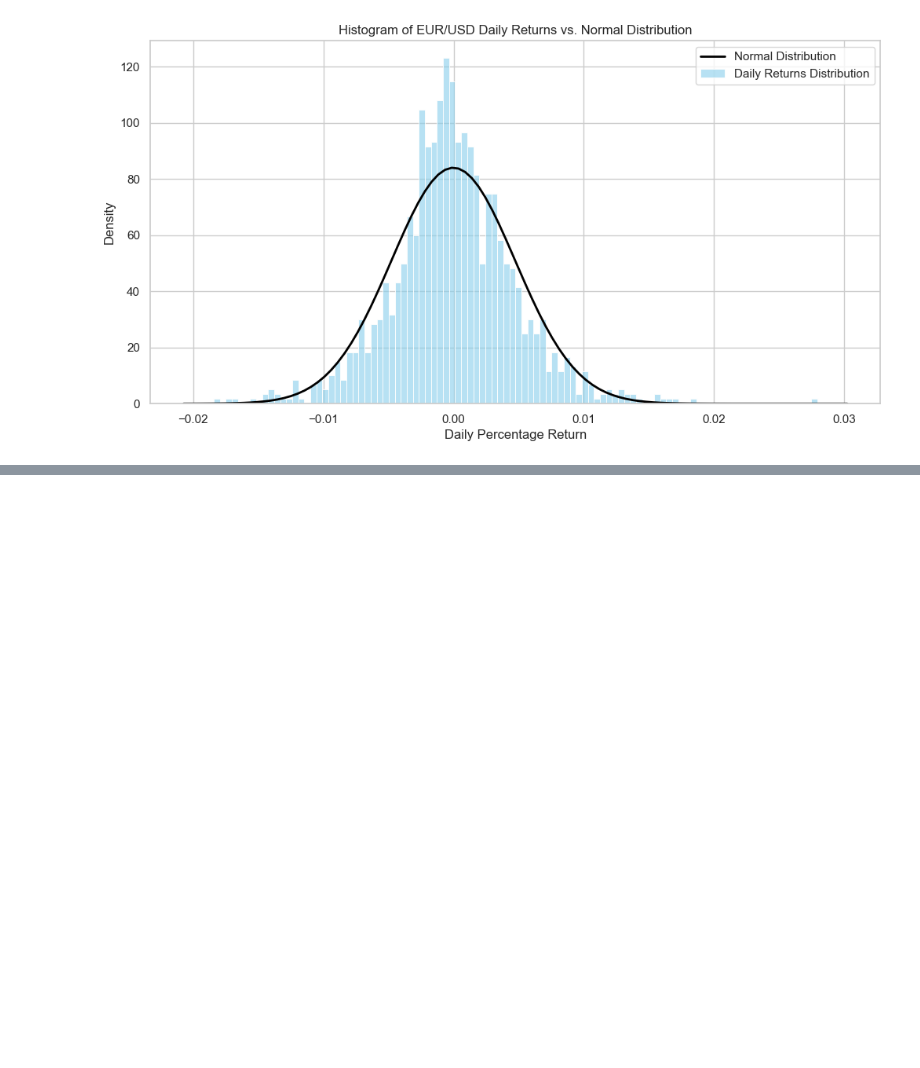
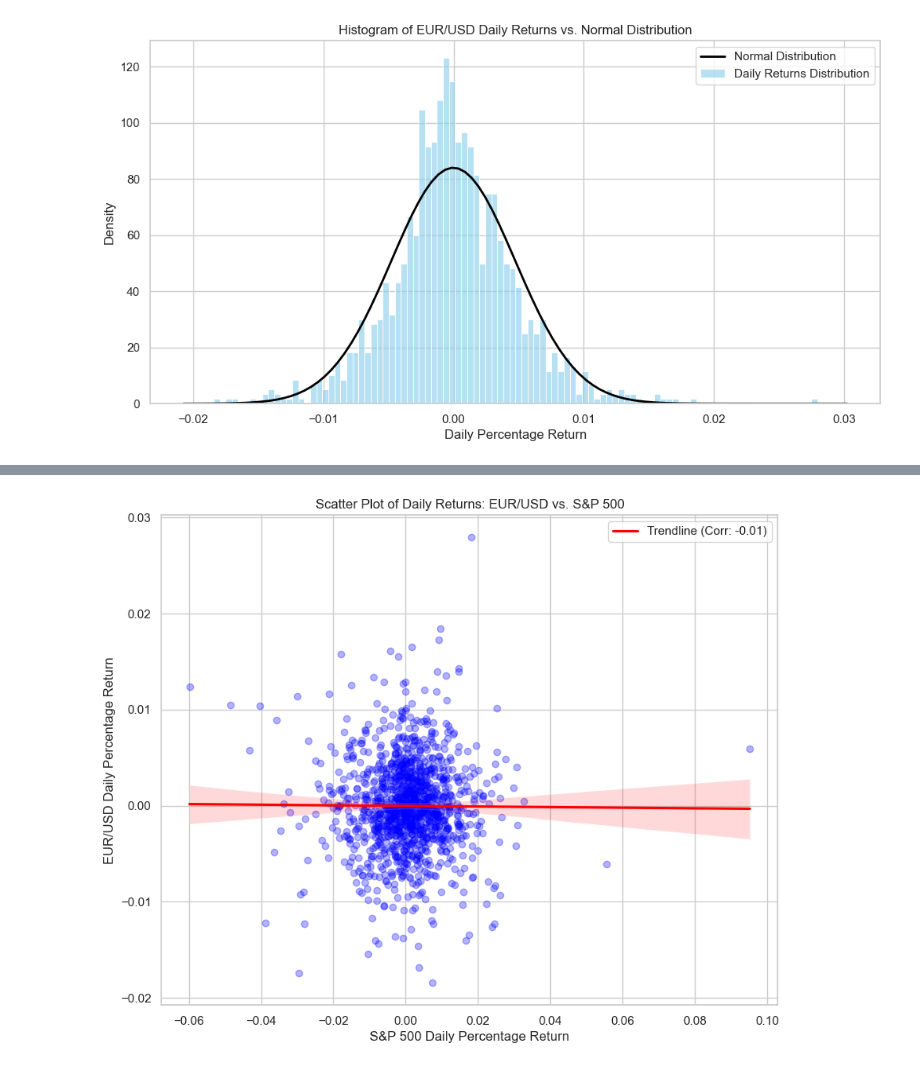
Before and after one commit to velizarMitov/EURUSDProphet, a Jupyter notebook: sample.ipynb, the cells around one changed output, grey strips where cells are left out. Drawn from its saved outputs; the diff is of its cells as text; code cells hidden in the pictures; blank space fills up the shorter version.

Commit message:
Adding Covariace and Correlation with S&P 500 data (same 5 year)

```diff
--- a/sample.ipynb
+++ b/sample.ipynb
@@ -121,0 +125,27 @@ The calculated excess kurtosis is **{kurt:.4f}**.
+# %%
+# 1. Download S&P 500 Data and Calculate Returns
+sp500_ticker = "^GSPC"
+sp500_data = yf.download(sp500_ticker, start=start_date, end=end_date)
+sp500_data['Daily_Return'] = sp500_data['Close'].pct_change()
+
+# Combine the returns into a single DataFrame
+combined_returns = pd.DataFrame({
+    'EURUSD_Return': returns,
+    'SP500_Return': sp500_data['Daily_Return']
+}).dropna()
+
+print("Combined Returns Data:")
+print(combined_returns.head())
+
+# 2. Calculate Covariance and Correlation
+covariance_matrix = combined_returns.cov()
+correlation_matrix = combined_returns.corr(method='pearson')
+
+print("\n--- Covariance Matrix ---")
+print(covariance_matrix)
+print("\n--- Pearson's Correlation Matrix ---")
+print(correlation_matrix)
+
+# Extract the specific correlation value
+correlation_coefficient = correlation_matrix.iloc[0, 1]
+print(f"\nPearson's Correlation Coefficient between EUR/USD and S&P 500: {correlation_coefficient:.4f}")
@@ -121,0 +174,16 @@ The calculated excess kurtosis is **{kurt:.4f}**.
+# %%
+ w# 3. Create a Scatter Plot to Visualize the Relationship
+plt.figure(figsize=(10, 8))
+sns.regplot(x='SP500_Return', y='EURUSD_Return', data=combined_returns,
+            scatter_kws={'alpha':0.3, 'color':'blue'},
+            line_kws={'color':'red', 'label':f"Trendline (Corr: {correlation_coefficient:.2f})"})
+
+# Add titles and labels
+plt.title('Scatter Plot of Daily Returns: EUR/USD vs. S&P 500')
+plt.xlabel('S&P 500 Daily Percentage Return')
+plt.ylabel('EUR/USD Daily Percentage Return')
+plt.legend()
+plt.grid(True)
+plt.show()
+# %% [output]
+[figure, added]
```
Also changed, not shown: parts of 6 cells of this notebook.
